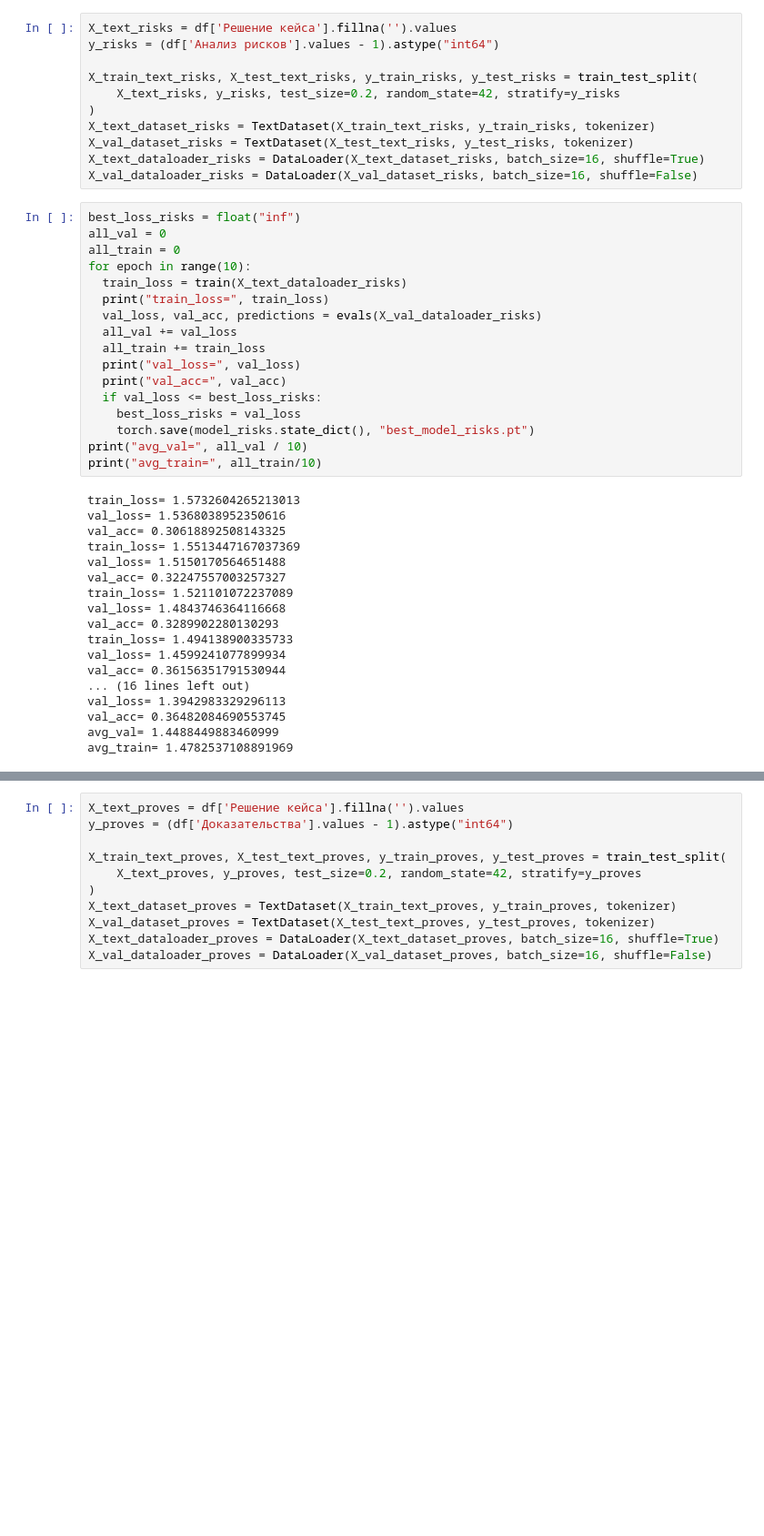
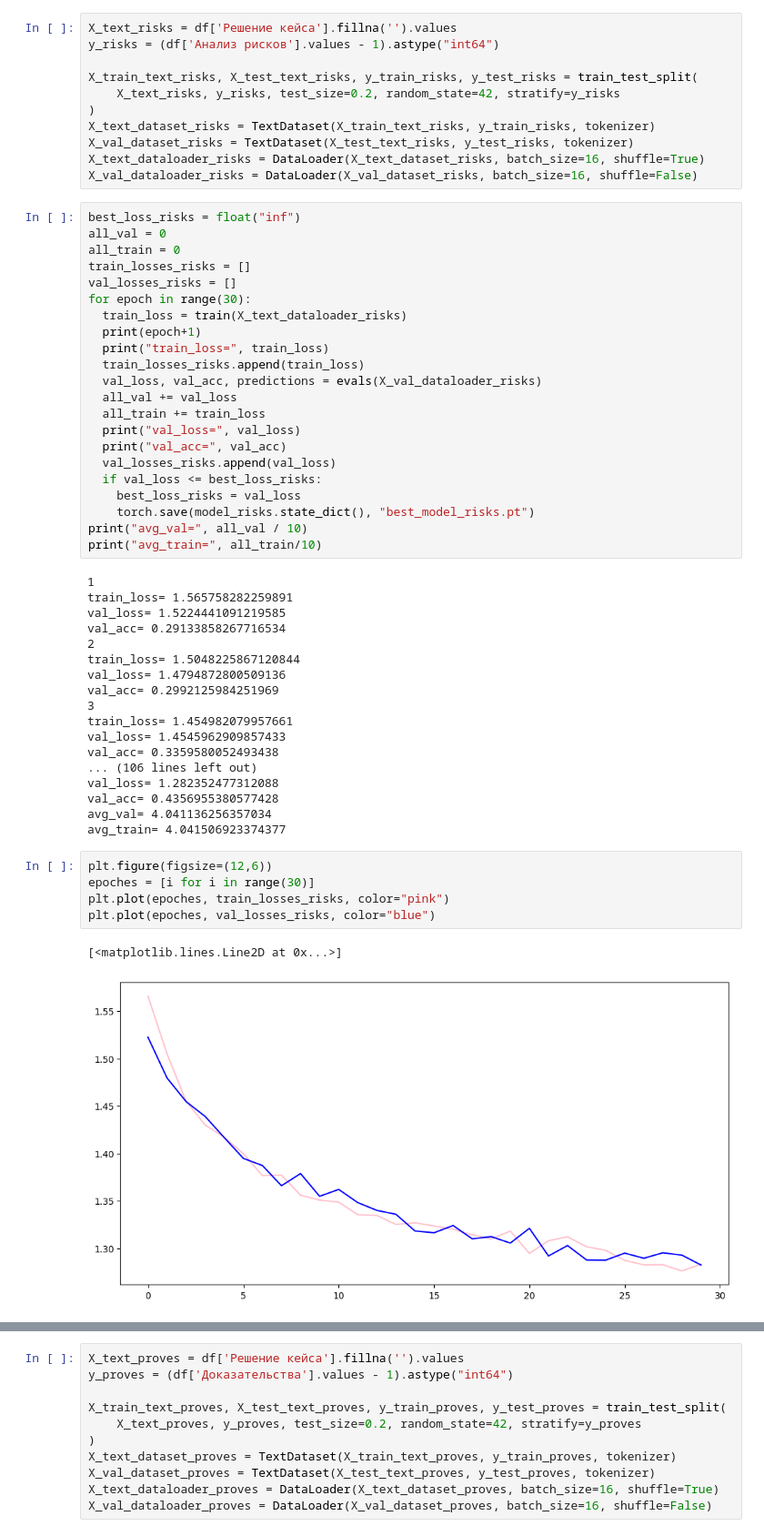
Before and after one commit to vika-ryt/ai_bisnes_cases, a Jupyter notebook: _AI_buisness_casses_case1_berts_ipynb__.ipynb, the cells around one changed output, grey strips where cells are left out. Shown at 91% size. Cells and saved outputs as stored; diff of their text form; blank space fills up the shorter version.

```diff
--- a/_AI_buisness_casses_case1_berts_ipynb__.ipynb
+++ b/_AI_buisness_casses_case1_berts_ipynb__.ipynb
@@ -607,37 +647,50 @@ X_val_dataloader_risks = DataLoader(X_val_dataset_risks, batch_size=16, shuffle=
 best_loss_risks = float("inf")
 all_val = 0
 all_train = 0
-for epoch in range(10):
+train_losses_risks = []
+val_losses_risks = []
+for epoch in range(30):
   train_loss = train(X_text_dataloader_risks)
+  print(epoch+1)
   print("train_loss=", train_loss)
+  train_losses_risks.append(train_loss)
   val_loss, val_acc, predictions = evals(X_val_dataloader_risks)
   all_val += val_loss
   all_train += train_loss
   print("val_loss=", val_loss)
   print("val_acc=", val_acc)
+  val_losses_risks.append(val_loss)
   if val_loss <= best_loss_risks:
     best_loss_risks = val_loss
     torch.save(model_risks.state_dict(), "best_model_risks.pt")
 print("avg_val=", all_val / 10)
 print("avg_train=", all_train/10)
 # %% [output]
-train_loss= 1.5732604265213013
-val_loss= 1.5368038952350616
-val_acc= 0.30618892508143325
-train_loss= 1.5513447167037369
-val_loss= 1.5150170564651488
-val_acc= 0.32247557003257327
-train_loss= 1.521101072237089
-val_loss= 1.4843746364116668
-val_acc= 0.3289902280130293
-train_loss= 1.494138900335733
-val_loss= 1.4599241077899934
-val_acc= 0.36156351791530944
-... (16 lines left out)
-val_loss= 1.3942983329296113
-val_acc= 0.36482084690553745
-avg_val= 1.4488449883460999
-avg_train= 1.4782537108891969
+1
+train_loss= 1.565758282259891
+val_loss= 1.5224441091219585
+val_acc= 0.29133858267716534
+2
+train_loss= 1.5048225867120844
+val_loss= 1.4794872800509136
+val_acc= 0.2992125984251969
+3
+train_loss= 1.454982079957661
+val_loss= 1.4545962909857433
+val_acc= 0.3359580052493438
+... (106 lines left out)
+val_loss= 1.282352477312088
+val_acc= 0.4356955380577428
+avg_val= 4.041136256357034
+avg_train= 4.041506923374377
+# %%
+plt.figure(figsize=(12,6))
+epoches = [i for i in range(30)]
+plt.plot(epoches, train_losses_risks, color="pink")
+plt.plot(epoches, val_losses_risks, color="blue")
+# %% [output]
+[<matplotlib.lines.Line2D at 0x...>]
+[figure, added]
 # %%
 model_risks.load_state_dict(torch.load("best_model_risks.pt"))
 model_risks.to(device)
```
Also changed, not shown: parts of 31 cells of this notebook.
